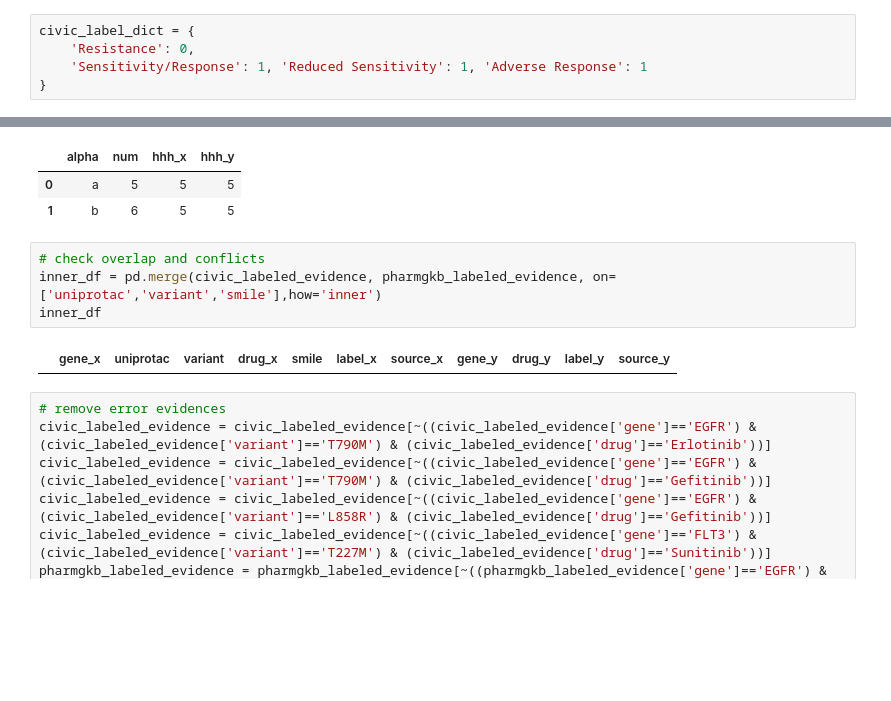
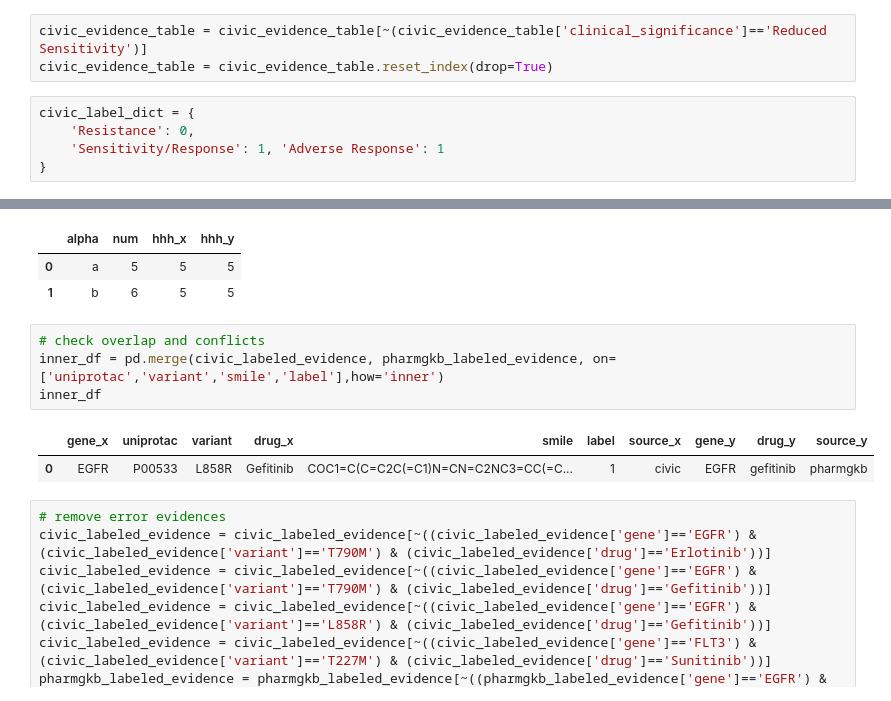
Before and after one commit to Liuzhe30/Emden, a Jupyter notebook: preprocess/04-feature-coding&merge-dataset.ipynb, the cells around one changed output, grey strips where cells are left out. Cells and saved outputs as stored; diff of their text form; blank space fills up the shorter version.

Commit message:
remove civic label conflicts

```diff
--- a/preprocess/04-feature-coding&merge-dataset.ipynb
+++ b/preprocess/04-feature-coding&merge-dataset.ipynb
@@ -300,10 +300,13 @@ Sensitivity/Response    215
 Reduced Sensitivity      10
 Adverse Response          2
 Name: clinical_significance, dtype: int64
+# %%
+civic_evidence_table = civic_evidence_table[~(civic_evidence_table['clinical_significance']=='Reduced Sensitivity')]
+civic_evidence_table = civic_evidence_table.reset_index(drop=True)
 # %%
 civic_label_dict = {
     'Resistance': 0,
-    'Sensitivity/Response': 1, 'Reduced Sensitivity': 1, 'Adverse Response': 1
+    'Sensitivity/Response': 1, 'Adverse Response': 1
 }
 # %%
 # generate check table
@@ -416,10 +419,11 @@ inner_df
 | 1 | b | 6 | 5 | 5 |
 # %%
 # check overlap and conflicts
-inner_df = pd.merge(civic_labeled_evidence, pharmgkb_labeled_evidence, on=['uniprotac','variant','smile'],how='inner')
+inner_df = pd.merge(civic_labeled_evidence, pharmgkb_labeled_evidence, on=['uniprotac','variant','smile','label'],how='inner')
 inner_df
 # %% [output]
-|  | gene_x | uniprotac | variant | drug_x | smile | label_x | source_x | gene_y | drug_y | label_y | source_y |
+|  | gene_x | uniprotac | variant | drug_x | smile | label | source_x | gene_y | drug_y | source_y |
+| 0 | EGFR | P00533 | L858R | Gefitinib | COC1=C(C=C2C(=C1)N=CN=C2NC3=CC(=C... | 1 | civic | EGFR | gefitinib | pharmgkb |
 # %%
 # remove error evidences
 civic_labeled_evidence = civic_labeled_evidence[~((civic_labeled_evidence['gene']=='EGFR') & (civic_labeled_evidence['variant']=='T790M') & (civic_labeled_evidence['drug']=='Erlotinib'))]
```
Also changed, not shown: parts of 5 cells of this notebook, 25 other files.
